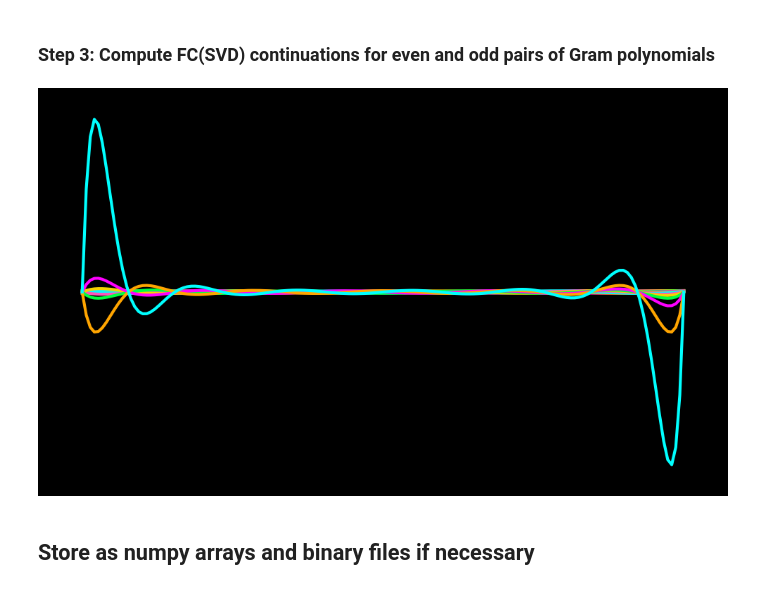
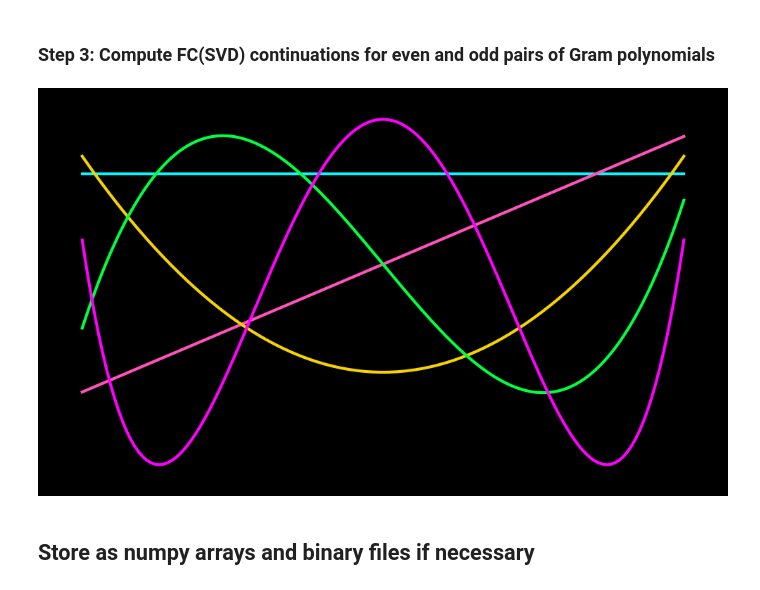
Before and after one commit to KunkelAlexander/when-fourier-fails-python, a Jupyter notebook: 7_gram_fourier_extension.ipynb, the cells around one changed output. Cells and saved outputs as stored; diff of their text form; code cells hidden in the pictures.

```diff
--- a/7_gram_fourier_extension.ipynb
+++ b/7_gram_fourier_extension.ipynb
@@ -289,39 +289,39 @@ def compute_svd_extension(x, g, Gamma, Delta, d, mode, f, threshold = 10, maxite
 # Gamma  = 150
 # g      = 63
 ####################
-m      = 14
-nDelta = 14
-nd     = 26
+m      = 5
+nDelta = 5
+nd     = 27
 Gamma  = 150
 g      = 63
 
 h      = 1/(nd - 1)
 d      = (nd - 1) * h
 Delta  = (nDelta  - 1) * h
 
 x = mp.linspace(0, 1, nd)
 
 leftBoundary  = x[       :nDelta]
 rightBoundary = x[-nDelta:      ]
 
 # Note that these two basis sets are identical
 # A difference could only arise if one decided to have different boundary sizes
 lgs = GramSchmidt(leftBoundary, m)
 rgs = GramSchmidt(rightBoundary, m)
 
 dxeval = Delta/(Gamma - 1)
 xeval  = mp.matrix(1, Gamma)
 for i in range(Gamma):
     xeval[0, i] = 1 - Delta + i * dxeval
 
 fig, axs = plt.subplots(figsize=(5, 3), dpi=200)
 for i in range(m):
     yeval = rgs.evaluate_basis(xeval, i)
     plt.plot(xeval, yeval, label=f"{i}th basis element")
 plt.axis("off")
 plt.tight_layout()
 plt.savefig("figures/gramfe_boundary_polynomials.png", bbox_inches='tight')
 plt.show()
 # %% [output]
-[figure, old version]
+[figure, new version]
 # %%
```
Also changed, not shown: parts of 10 cells of this notebook.
